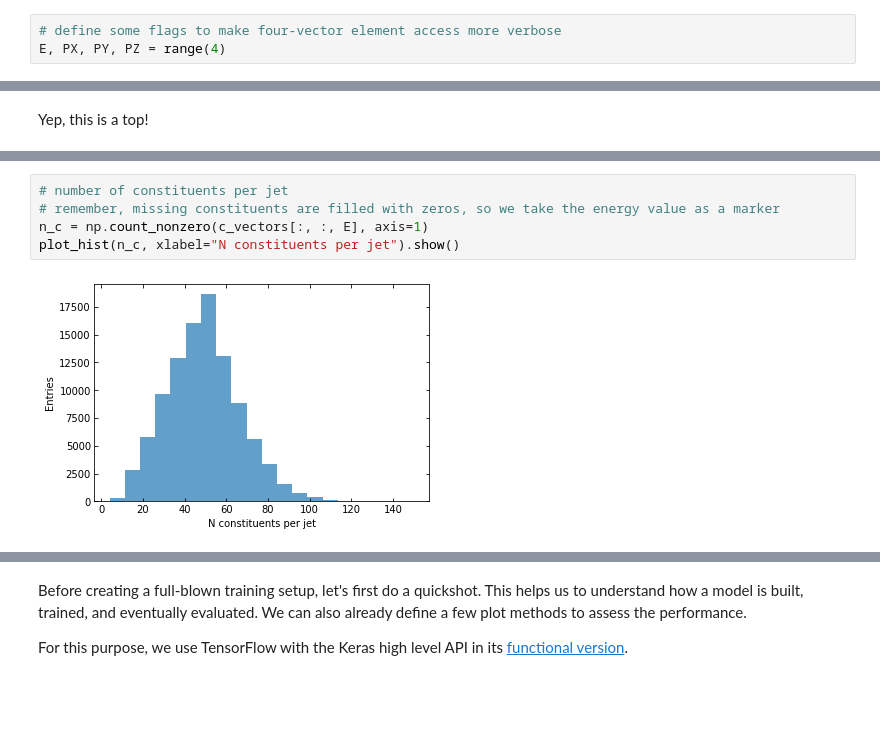
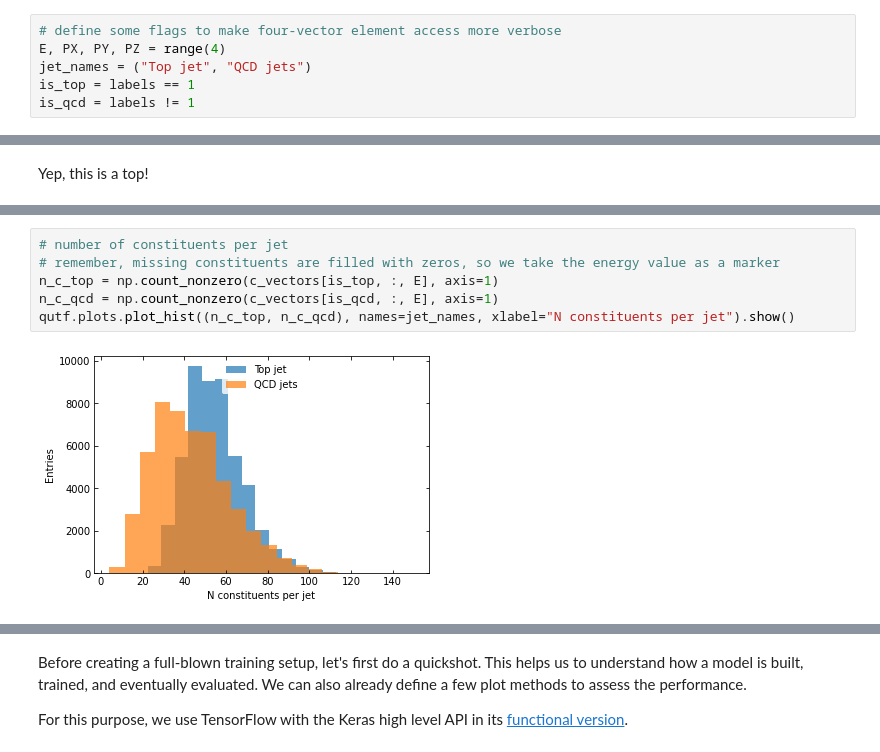
Before and after one commit to JasminBecks/qu_tf_tutorial, a Jupyter notebook: tutorial.ipynb, the cells around one changed output, grey strips where cells are left out. Saved outputs shown, nothing was run; the diff lists cells and outputs as text; blank space fills up the shorter version.

```diff
--- a/tutorial.ipynb
+++ b/tutorial.ipynb
@@ -214,3 +347,6 @@ Let's create a few plots to get some insights into our data.
 # %%
 # define some flags to make four-vector element access more verbose
 E, PX, PY, PZ = range(4)
+jet_names = ("Top jet", "QCD jets")
+is_top = labels == 1
+is_qcd = labels != 1
@@ -278,7 +440,8 @@ Yep, this is a top!
 # %%
 # number of constituents per jet
 # remember, missing constituents are filled with zeros, so we take the energy value as a marker
-n_c = np.count_nonzero(c_vectors[:, :, E], axis=1)
-plot_hist(n_c, xlabel="N constituents per jet").show()
+n_c_top = np.count_nonzero(c_vectors[is_top, :, E], axis=1)
+n_c_qcd = np.count_nonzero(c_vectors[is_qcd, :, E], axis=1)
+qutf.plots.plot_hist((n_c_top, n_c_qcd), names=jet_names, xlabel="N constituents per jet").show()
 # %% [output]
-[figure, old version]
+[figure, new version]
```
Also changed, not shown: parts of 103 cells of this notebook, 5 other files.
